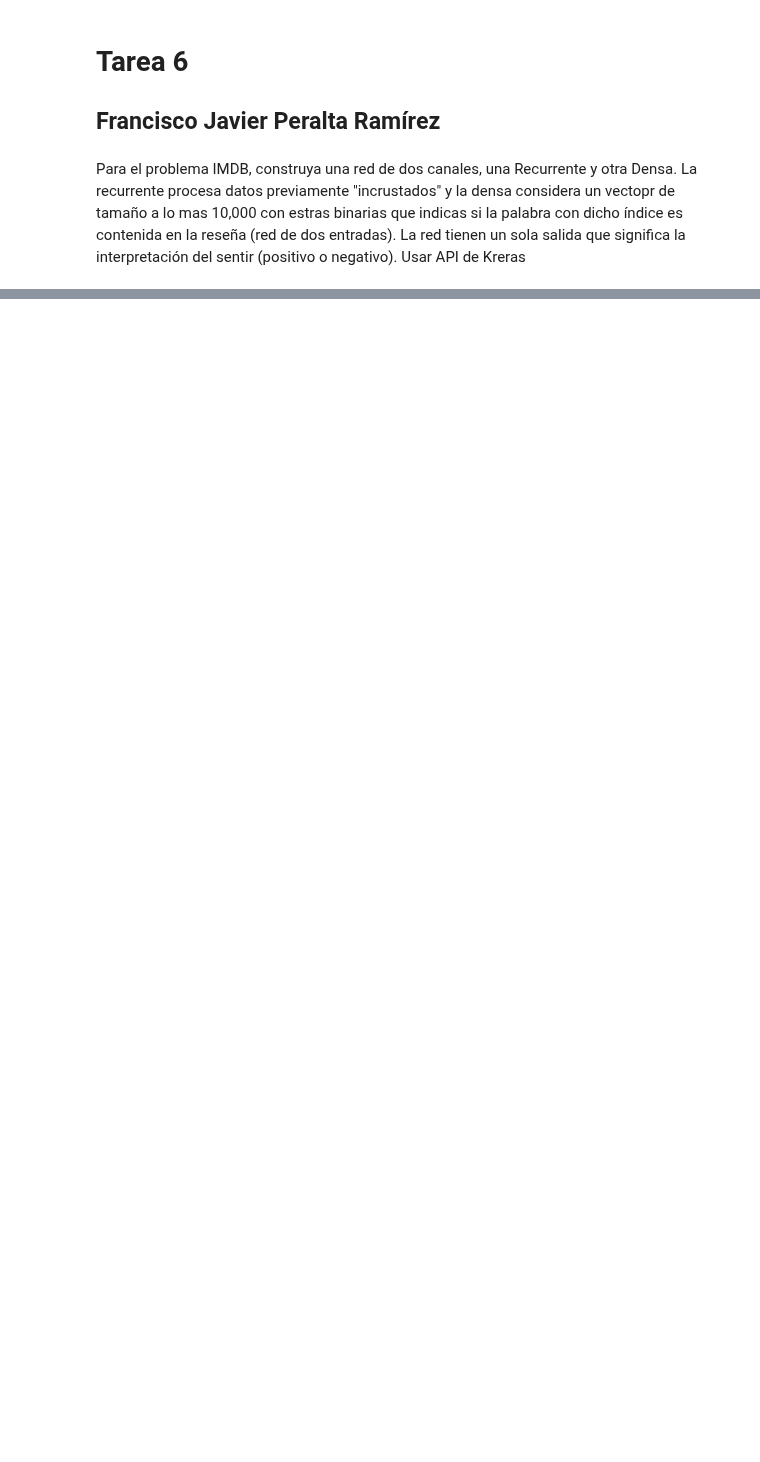
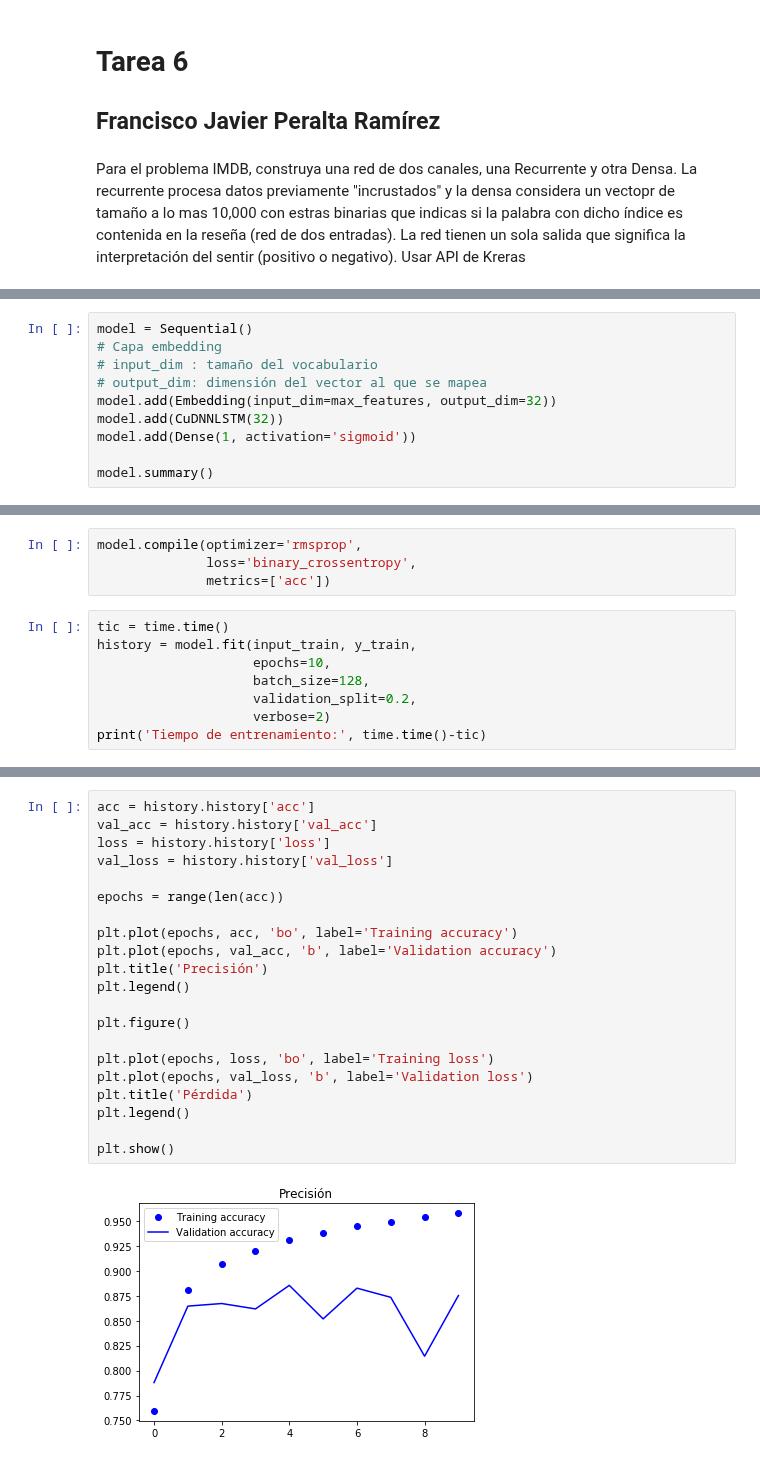
Before and after one commit to nottu/nottu-notes, a Jupyter notebook: MachineLearning/tarea_6_javier_peralta.ipynb, the cells around one changed output, grey strips where cells are left out. Drawn from its saved outputs; the diff is of its cells as text; blank space fills up the shorter version.

```diff
--- a/MachineLearning/tarea_6_javier_peralta.ipynb
+++ b/MachineLearning/tarea_6_javier_peralta.ipynb
@@ -31,0 +41,10 @@ plt.show()
+# %%
+model = Sequential()
+# Capa embedding
+# input_dim : tamaño del vocabulario
+# output_dim: dimensión del vector al que se mapea
+model.add(Embedding(input_dim=max_features, output_dim=32))
+model.add(CuDNNLSTM(32))
+model.add(Dense(1, activation='sigmoid'))
+
+model.summary()
@@ -31,0 +65,12 @@ plt.show()
+# %%
+model.compile(optimizer='rmsprop',
+              loss='binary_crossentropy',
+              metrics=['acc'])
+# %%
+tic = time.time()
+history = model.fit(input_train, y_train,
+                    epochs=10,
+                    batch_size=128,
+                    validation_split=0.2,
+                    verbose=2)
+print('Tiempo de entrenamiento:', time.time()-tic)
@@ -31,0 +95,23 @@ plt.show()
+# %%
+acc = history.history['acc']
+val_acc = history.history['val_acc']
+loss = history.history['loss']
+val_loss = history.history['val_loss']
+
+epochs = range(len(acc))
+
+plt.plot(epochs, acc, 'bo', label='Training accuracy')
+plt.plot(epochs, val_acc, 'b', label='Validation accuracy')
+plt.title('Precisión')
+plt.legend()
+
+plt.figure()
+
+plt.plot(epochs, loss, 'bo', label='Training loss')
+plt.plot(epochs, val_loss, 'b', label='Validation loss')
+plt.title('Pérdida')
+plt.legend()
+
+plt.show()
+# %% [output]
+[figure, added]
```
Also changed, not shown: parts of 11 cells of this notebook.
